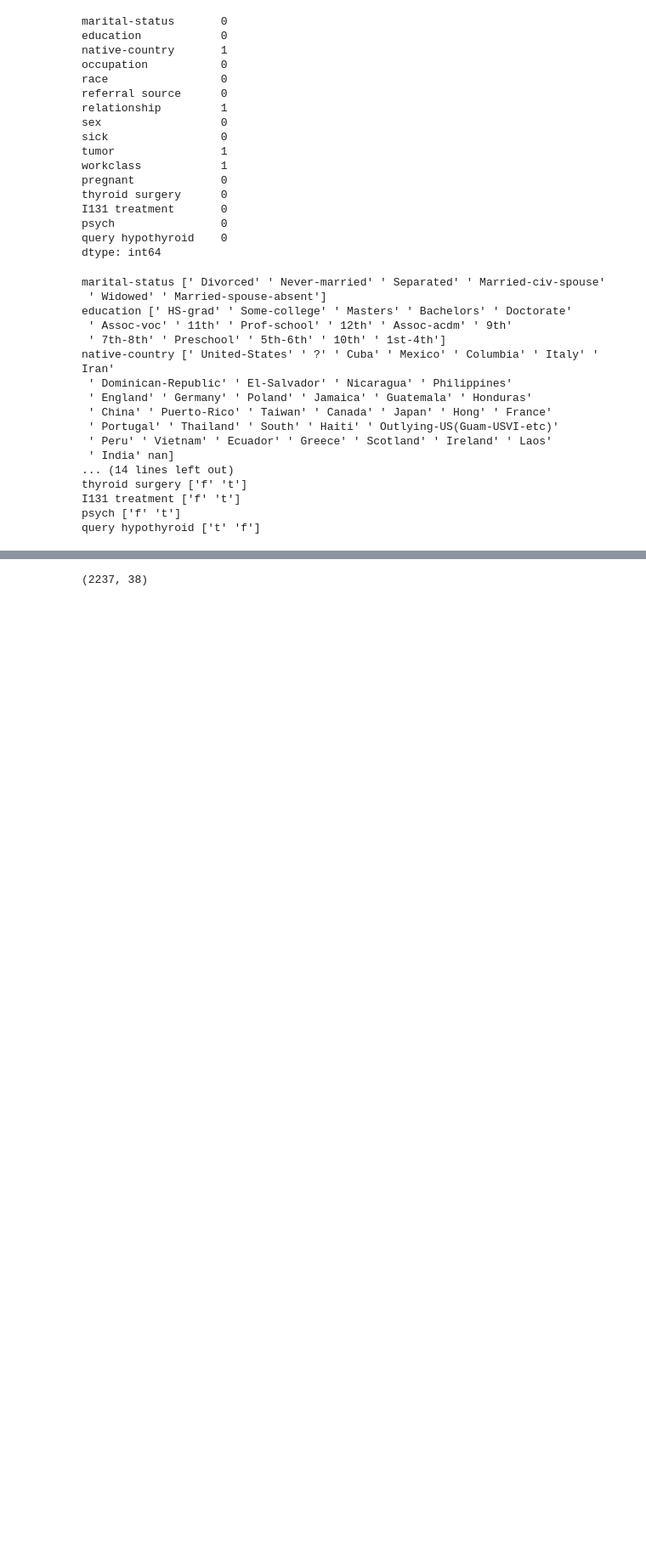
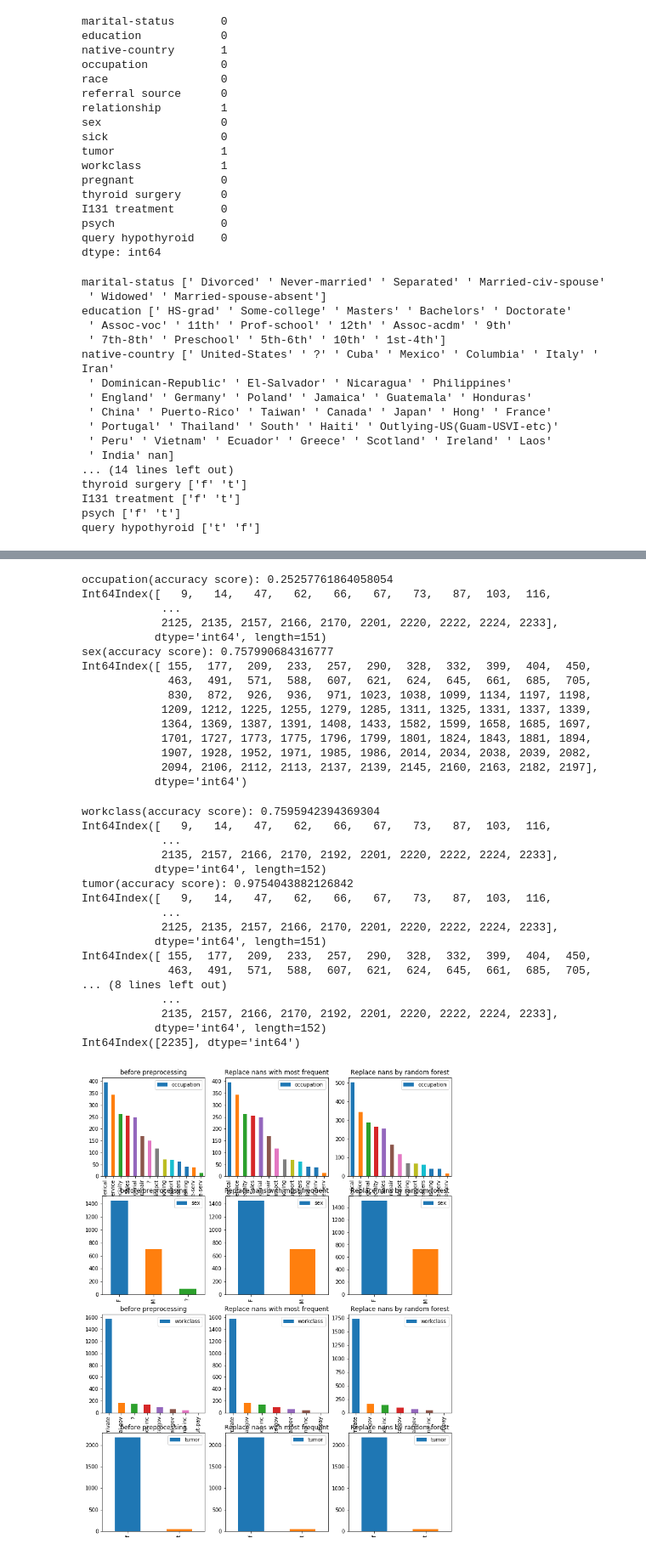
Before and after one commit to Pomichal/pr1_IAU, a Jupyter notebook: Preprocessing.ipynb, the cells around one changed output, grey strips where cells are left out. Shown at 85% size. Cells and saved outputs as stored; diff of their text form; code cells hidden in the pictures; blank space fills up the shorter version.

```diff
--- a/Preprocessing.ipynb
+++ b/Preprocessing.ipynb
@@ -548,7 +548,7 @@ class ReplaceCategoryNanWithModel(TransformerMixin):
 
         ##cross validacia
         scores = cross_validation.cross_val_score(self.model, newdf_x,
-                                                 newdf_y, scoring='accuracy', cv=5,)
+                                                 newdf_y, scoring='accuracy', cv=5)
 
         print(self.col_name + "(accuracy score):",scores.mean()) # pre kontrolu vypiseme metriku pre urcenie pribliznej ocakavanej uspesnosti modelu
 
@@ -935,4 +886,72 @@ X_train.shape
-# %%
-result_train.shape
-# %% [output]
-(2237, 38)
+# %%
+categorical_columns = ['occupation','sex','workclass', 'tumor']
+
+titles = ['before preprocessing', 'Replace nans with most frequent', 'Replace nans by random forest',]
+
+encoder = ce.OneHotEncoder()
+
+ppl1 = Pipeline([
+    ('FindNans', StringReplacer(categorical_columns, '?', np.NaN)),
+    ('ReplaceWithMostFrequent', ReplaceMostFrequent(col_names=categorical_columns))
+])
+
+ppl2 = Pipeline([
+    ('FindNans', StringReplacer(categorical_columns, '?', np.NaN)),
+    ('ReplaceWithModelOccupation', ReplaceCategoryNanWithModel('occupation',
+                                                               ['occupation','sex','workclass', 'tumor'],
+                                                     RandomForestClassifier(n_estimators = 100,
+                                                                            max_depth = 12, random_state = 8),
+                                                     clone(encoder))),
+    ('ReplaceWithModelSex', ReplaceCategoryNanWithModel('sex',['occupation','sex','workclass', 'tumor'],
+                                                     RandomForestClassifier(n_estimators = 100,
+                                                                            max_depth = 12, random_state = 8),
+                                                     clone(encoder))),
+    ('ReplaceWithModelWorkclass', ReplaceCategoryNanWithModel('workclass',['occupation','sex','workclass', 'tumor'],
+                                                     RandomForestClassifier(n_estimators = 100,
+                                                                            max_depth = 12, random_state = 8),
+                                                     clone(encoder))),
+    ('ReplaceWithModelTumor', ReplaceCategoryNanWithModel('tumor',['occupation','sex','workclass', 'tumor'],
+                                                     RandomForestClassifier(n_estimators = 100,
+                                                                            max_depth = 12, random_state = 8),
+                                                     clone(encoder)))
+])
+
+# model =ppl.fit(result_train)
+# X_train = ppl.transform(result_train)
+
+
+test_preprocessing(X_train,categorical_columns,[ppl1,ppl2], titles=titles,kind='bar')
+# %% [output]
+occupation(accuracy score): 0.25257761864058054
+Int64Index([   9,   14,   47,   62,   66,   67,   73,   87,  103,  116,
+            ...
+            2125, 2135, 2157, 2166, 2170, 2201, 2220, 2222, 2224, 2233],
+           dtype='int64', length=151)
+sex(accuracy score): 0.757990684316777
+Int64Index([ 155,  177,  209,  233,  257,  290,  328,  332,  399,  404,  450,
+             463,  491,  571,  588,  607,  621,  624,  645,  661,  685,  705,
+             830,  872,  926,  936,  971, 1023, 1038, 1099, 1134, 1197, 1198,
+            1209, 1212, 1225, 1255, 1279, 1285, 1311, 1325, 1331, 1337, 1339,
+            1364, 1369, 1387, 1391, 1408, 1433, 1582, 1599, 1658, 1685, 1697,
+            1701, 1727, 1773, 1775, 1796, 1799, 1801, 1824, 1843, 1881, 1894,
+            1907, 1928, 1952, 1971, 1985, 1986, 2014, 2034, 2038, 2039, 2082,
+            2094, 2106, 2112, 2113, 2137, 2139, 2145, 2160, 2163, 2182, 2197],
+           dtype='int64')
+workclass(accuracy score): 0.7595942394369304
+Int64Index([   9,   14,   47,   62,   66,   67,   73,   87,  103,  116,
+            ...
+            2135, 2157, 2166, 2170, 2192, 2201, 2220, 2222, 2224, 2233],
+           dtype='int64', length=152)
+tumor(accuracy score): 0.9754043882126842
+Int64Index([   9,   14,   47,   62,   66,   67,   73,   87,  103,  116,
+            ...
+            2125, 2135, 2157, 2166, 2170, 2201, 2220, 2222, 2224, 2233],
+           dtype='int64', length=151)
+Int64Index([ 155,  177,  209,  233,  257,  290,  328,  332,  399,  404,  450,
+             463,  491,  571,  588,  607,  621,  624,  645,  661,  685,  705,
+... (8 lines left out)
+            ...
+            2135, 2157, 2166, 2170, 2192, 2201, 2220, 2222, 2224, 2233],
+           dtype='int64', length=152)
+Int64Index([2235], dtype='int64')
+[figure, added]
```
Also changed, not shown: parts of 8 cells of this notebook.
